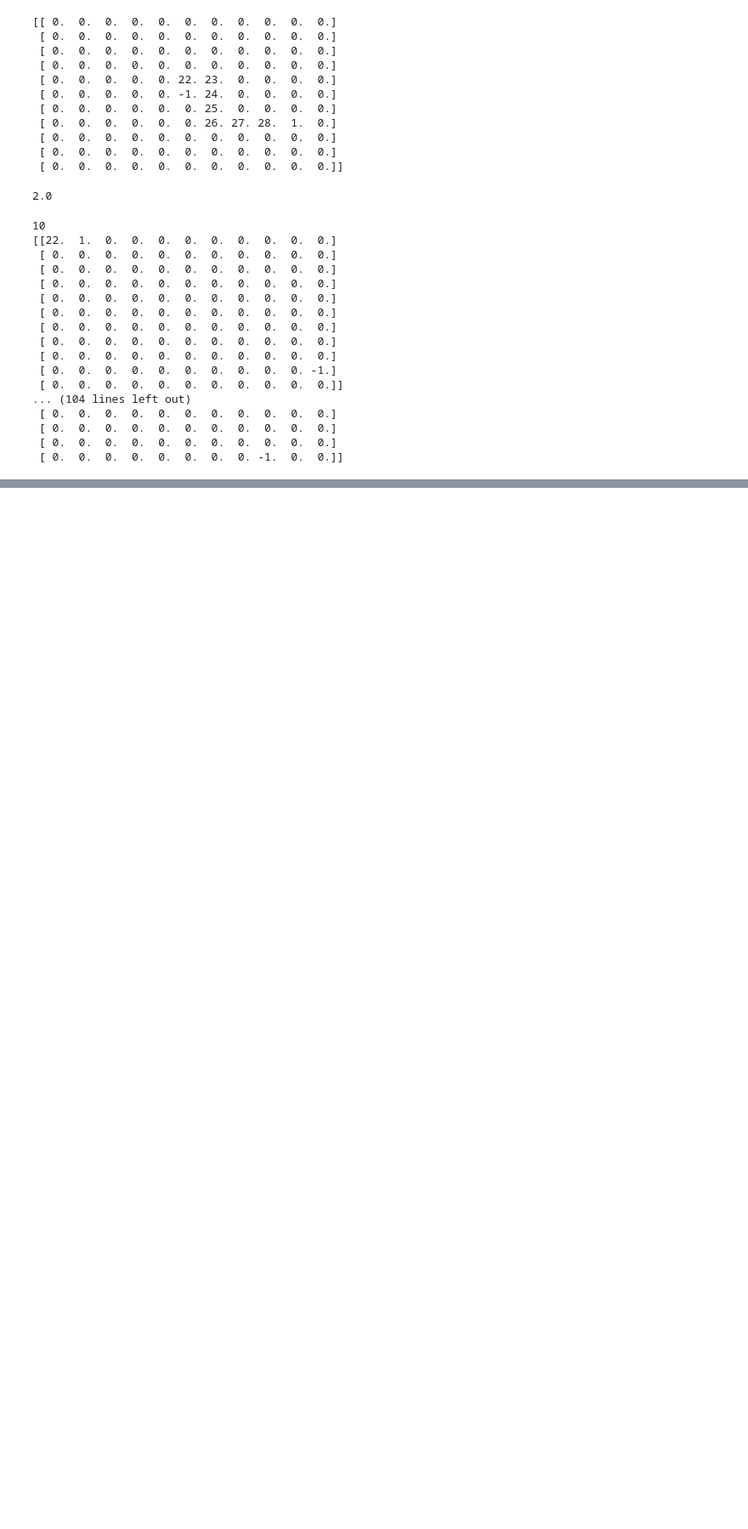
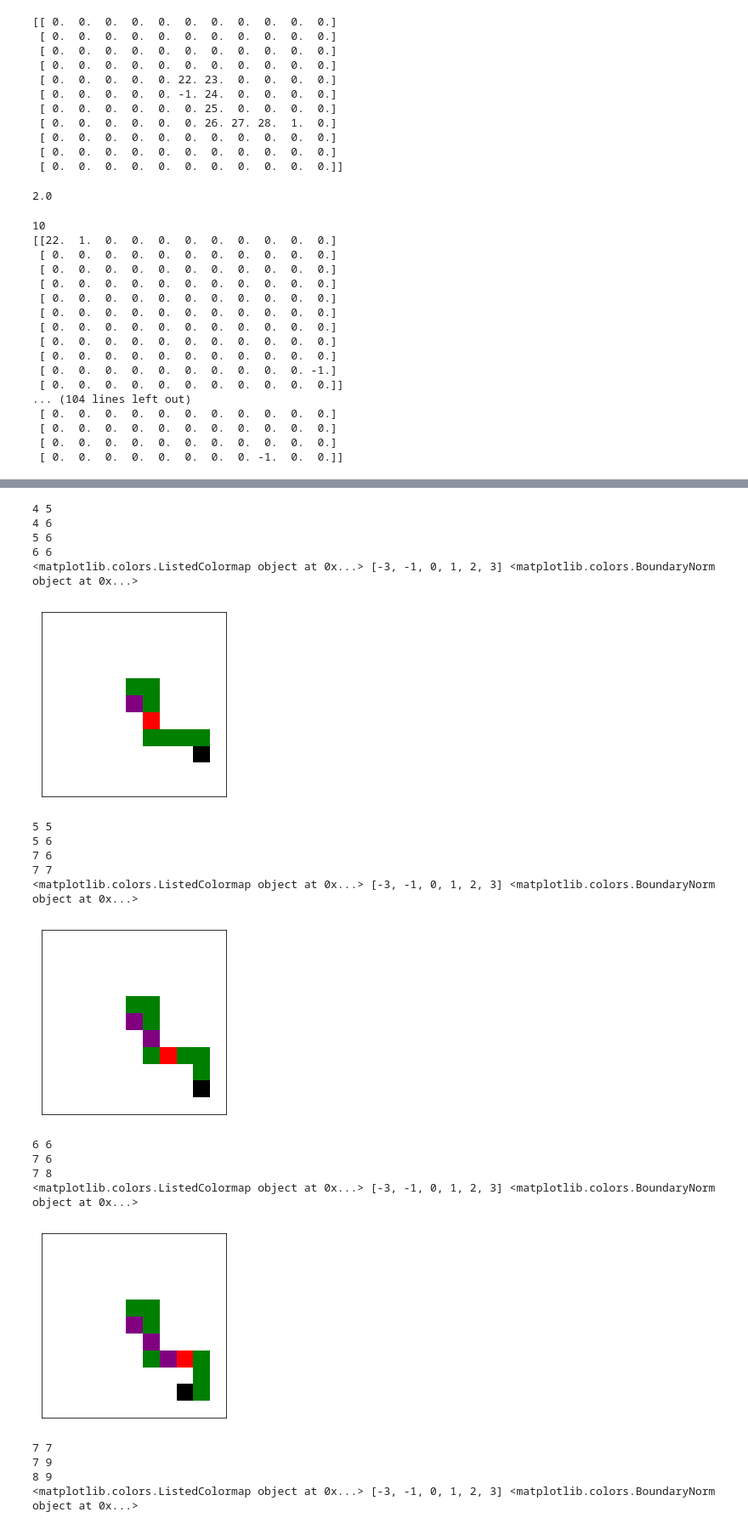
Before and after one commit to are-mipiA1A2/survie, a Jupyter notebook: Are Code V2.0.ipynb, the cells around one changed output, grey strips where cells are left out. Shown at 85% size. Saved outputs shown, nothing was run; the diff lists cells and outputs as text; code cells hidden in the pictures; blank space fills up the shorter version.

```diff
--- a/Are Code V2.0.ipynb
+++ b/Are Code V2.0.ipynb
@@ -467,9 +484,10 @@ def carto(chanzon,mat,nbdep):
                     a=1
         for i in range (0,borne+1):
             for j in range(0,borne+1):
-                if mat[i,j]>1 and mat[i,j]<nbdep-15
-                mat[i,j]=-3
-    return mat,visite
+                if mat[i,j]>1 and mat[i,j]<nbdep-15:
+                    mat[i,j]=-3
+    model(mat)
+    return mat
 # %%
 carto(True, a,34)
 # %% [output]
@@ -547,0 +693,28 @@ while b<=30:
+# %%
+b=0
+while b<10:
+    b=b+1
+    a=carto(True,a,b)
+    time.sleep(5)
+# %% [output]
+4 5
+4 6
+5 6
+6 6
+<matplotlib.colors.ListedColormap object at 0x...> [-3, -1, 0, 1, 2, 3] <matplotlib.colors.BoundaryNorm object at 0x...>
+[figure, added]
+5 5
+5 6
+7 6
+7 7
+<matplotlib.colors.ListedColormap object at 0x...> [-3, -1, 0, 1, 2, 3] <matplotlib.colors.BoundaryNorm object at 0x...>
+[figure, added]
+6 6
+7 6
+7 8
+<matplotlib.colors.ListedColormap object at 0x...> [-3, -1, 0, 1, 2, 3] <matplotlib.colors.BoundaryNorm object at 0x...>
+[figure, added]
+7 7
+7 9
+8 9
+<matplotlib.colors.ListedColormap object at 0x...> [-3, -1, 0, 1, 2, 3] <matplotlib.colors.BoundaryNorm object at 0x...>
```
Also changed, not shown: parts of 10 cells of this notebook.
